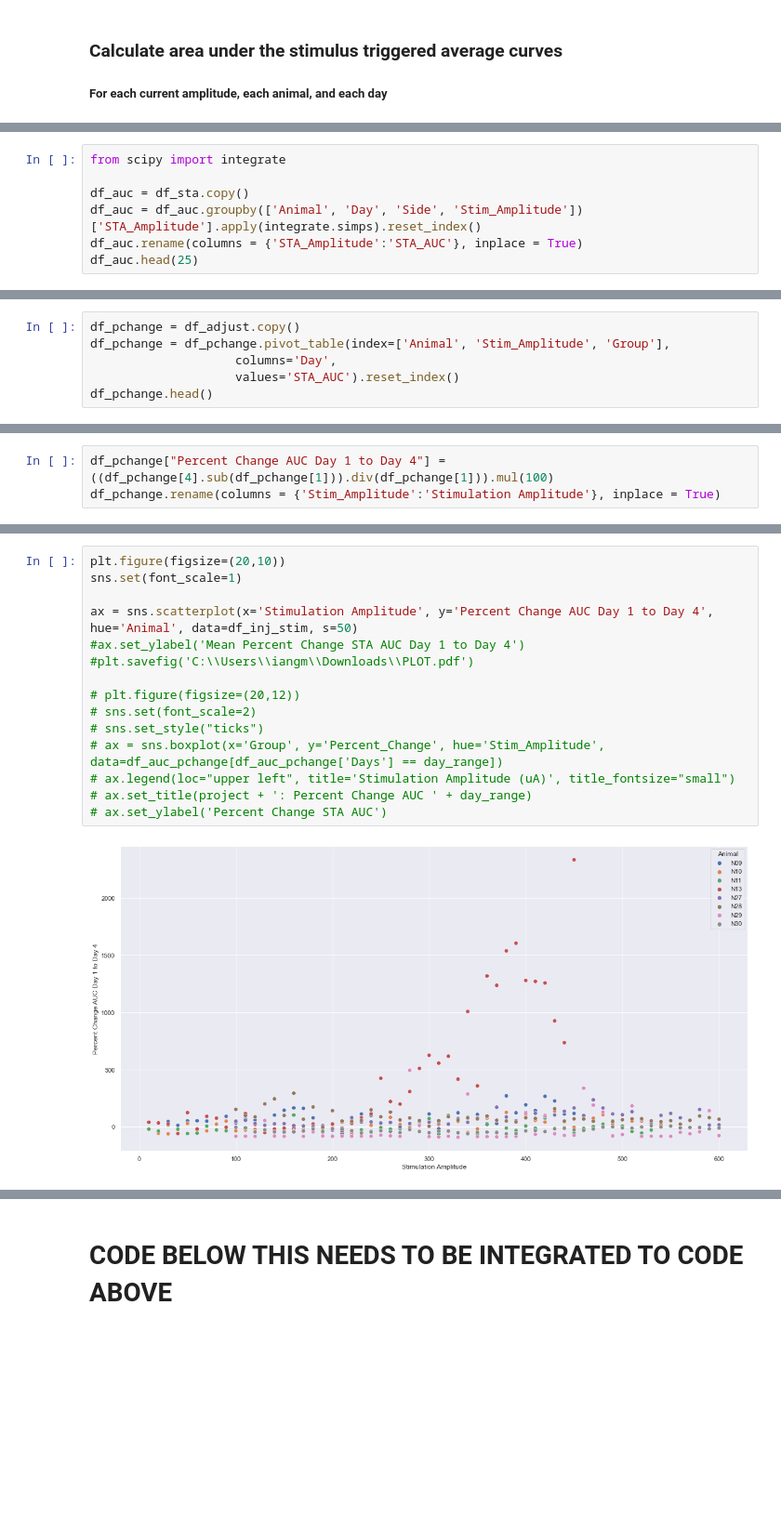
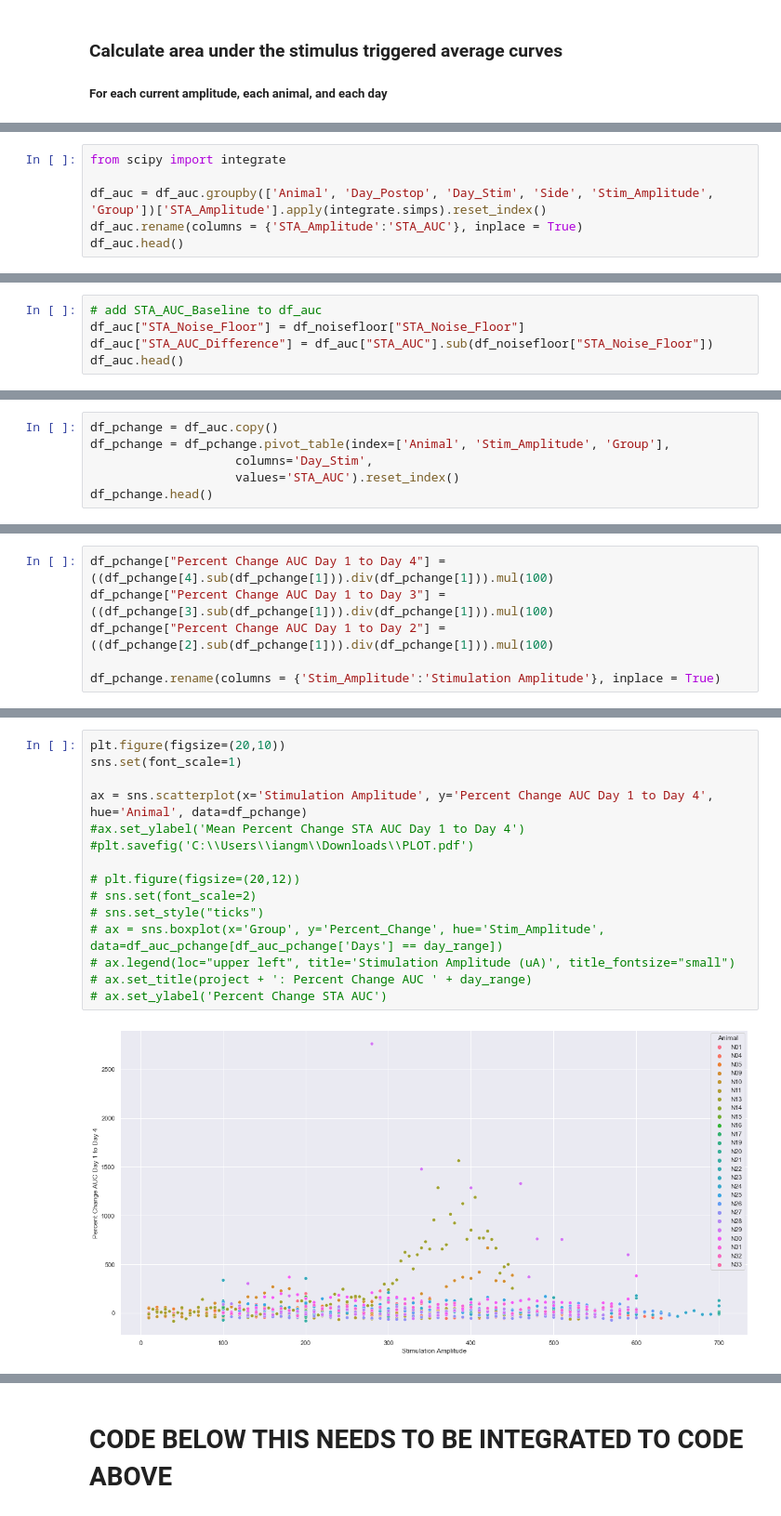
Before and after one commit to IanGMalone/Evoked_Potential_Analysis, a Jupyter notebook: Motor Evoked Potential Analyses.ipynb, the cells around one changed output, grey strips where cells are left out. Shown at 93% size. Drawn from its saved outputs; the diff is of its cells as text; blank space fills up the shorter version.

Commit message:
Updates to plots and new % change

```diff
--- a/Motor Evoked Potential Analyses.ipynb
+++ b/Motor Evoked Potential Analyses.ipynb
@@ -282,8 +234,7 @@ df_sta.head()
 # %%
 from scipy import integrate
 
-df_auc = df_sta.copy()
-df_auc = df_auc.groupby(['Animal', 'Day', 'Side', 'Stim_Amplitude'])['STA_Amplitude'].apply(integrate.simps).reset_index()
+df_auc = df_auc.groupby(['Animal', 'Day_Postop', 'Day_Stim', 'Side', 'Stim_Amplitude', 'Group'])['STA_Amplitude'].apply(integrate.simps).reset_index()
 df_auc.rename(columns = {'STA_Amplitude':'STA_AUC'}, inplace = True)
-df_auc.head(25)
+df_auc.head()
 # %% [output]
@@ -306,0 +355,5 @@ df_auc.head(25)
+# %%
+# add STA_AUC_Baseline to df_auc
+df_auc["STA_Noise_Floor"] = df_noisefloor["STA_Noise_Floor"]
+df_auc["STA_AUC_Difference"] = df_auc["STA_AUC"].sub(df_noisefloor["STA_Noise_Floor"])
+df_auc.head()
@@ -376,7 +391,7 @@ Name: Day, dtype: object
 # %%
-df_pchange = df_adjust.copy()
+df_pchange = df_auc.copy()
 df_pchange = df_pchange.pivot_table(index=['Animal', 'Stim_Amplitude', 'Group'],
-                    columns='Day',
+                    columns='Day_Stim',
                     values='STA_AUC').reset_index()
 df_pchange.head()
 # %% [output]
@@ -395,4 +404,7 @@ df_pchange.head()
 # %%
 df_pchange["Percent Change AUC Day 1 to Day 4"] = ((df_pchange[4].sub(df_pchange[1])).div(df_pchange[1])).mul(100)
+df_pchange["Percent Change AUC Day 1 to Day 3"] = ((df_pchange[3].sub(df_pchange[1])).div(df_pchange[1])).mul(100)
+df_pchange["Percent Change AUC Day 1 to Day 2"] = ((df_pchange[2].sub(df_pchange[1])).div(df_pchange[1])).mul(100)
+
 df_pchange.rename(columns = {'Stim_Amplitude':'Stimulation Amplitude'}, inplace = True)
 # %%
@@ -439,17 +428,17 @@ df_inj_stim.head()
 # %%
 plt.figure(figsize=(20,10))
 sns.set(font_scale=1)
 
-ax = sns.scatterplot(x='Stimulation Amplitude', y='Percent Change AUC Day 1 to Day 4', hue='Animal', data=df_inj_stim, s=50)
+ax = sns.scatterplot(x='Stimulation Amplitude', y='Percent Change AUC Day 1 to Day 4', hue='Animal', data=df_pchange)
 #ax.set_ylabel('Mean Percent Change STA AUC Day 1 to Day 4')
 #plt.savefig('C:\\Users\\iangm\\Downloads\\PLOT.pdf')
 
 # plt.figure(figsize=(20,12))
 # sns.set(font_scale=2)
 # sns.set_style("ticks")
 # ax = sns.boxplot(x='Group', y='Percent_Change', hue='Stim_Amplitude', data=df_auc_pchange[df_auc_pchange['Days'] == day_range])
 # ax.legend(loc="upper left", title='Stimulation Amplitude (uA)', title_fontsize="small")
 # ax.set_title(project + ': Percent Change AUC ' + day_range)
 # ax.set_ylabel('Percent Change STA AUC')
 # %% [output]
-[figure, old version]
+[figure, new version]
```
Also changed, not shown: parts of 54 cells of this notebook, 1 other file.
